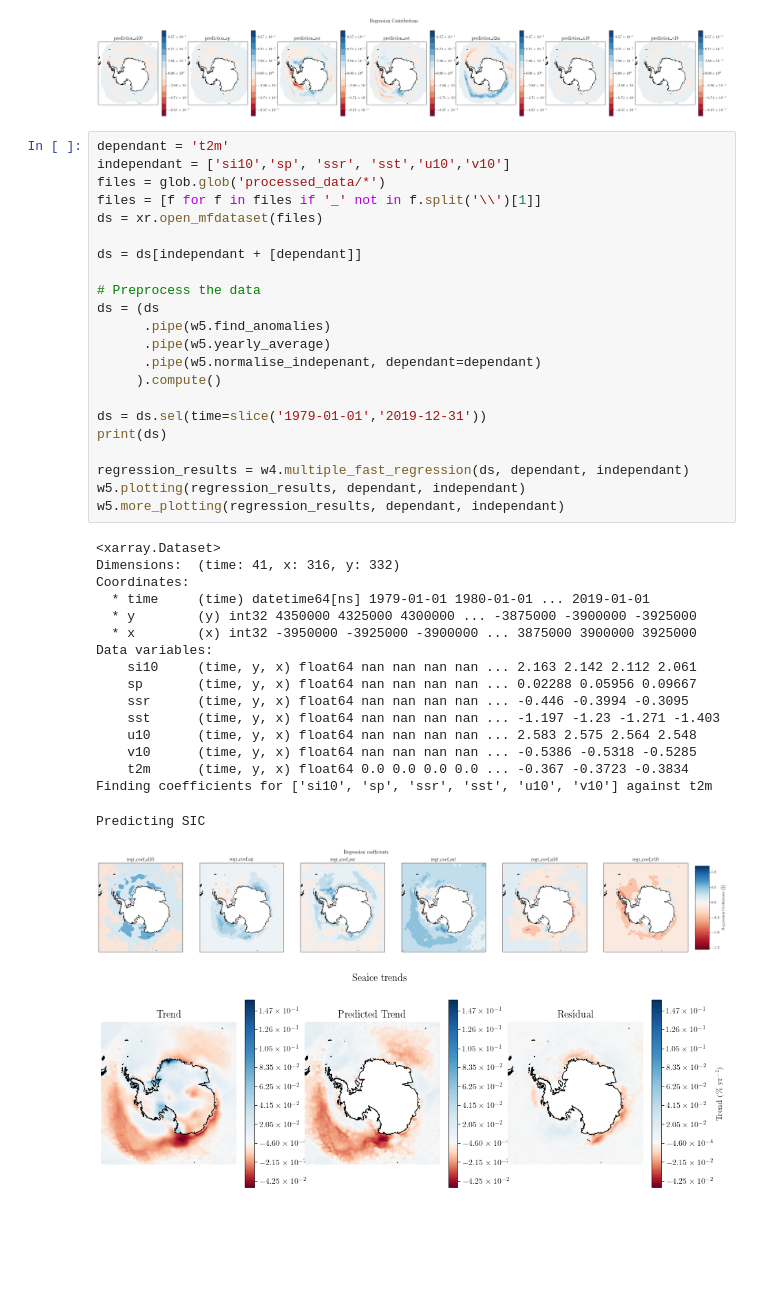
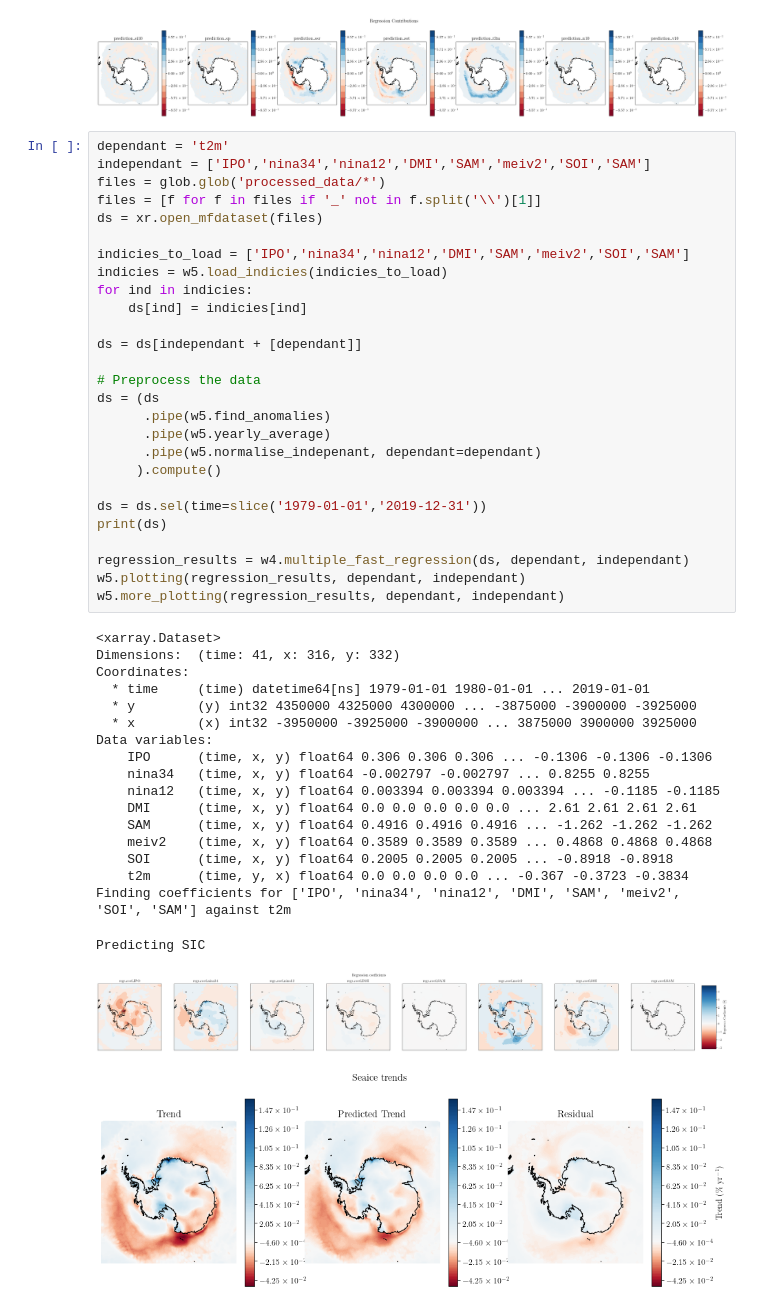
Before and after one commit to hjelleyman/Antarctica-M.2, a Jupyter notebook: 2 Regression Analysis.ipynb, the cells around one changed output. Cells and saved outputs as stored; diff of their text form; blank space fills up the shorter version.

```diff
--- a/2 Regression Analysis.ipynb
+++ b/2 Regression Analysis.ipynb
@@ -130,42 +152,48 @@ w5.more_plotting(regression_results, 'sic', x_surface)
 [figure]
 # %%
 dependant = 't2m'
-independant = ['si10','sp', 'ssr', 'sst','u10','v10']
+independant = ['IPO','nina34','nina12','DMI','SAM','meiv2','SOI','SAM']
 files = glob.glob('processed_data/*')
 files = [f for f in files if '_' not in f.split('\\')[1]]
 ds = xr.open_mfdataset(files)
+
+indicies_to_load = ['IPO','nina34','nina12','DMI','SAM','meiv2','SOI','SAM']
+indicies = w5.load_indicies(indicies_to_load)
+for ind in indicies:
+    ds[ind] = indicies[ind]
 
 ds = ds[independant + [dependant]]
 
 # Preprocess the data
 ds = (ds
       .pipe(w5.find_anomalies)
       .pipe(w5.yearly_average)
       .pipe(w5.normalise_indepenant, dependant=dependant)
      ).compute()
 
 ds = ds.sel(time=slice('1979-01-01','2019-12-31'))
 print(ds)
 
 regression_results = w4.multiple_fast_regression(ds, dependant, independant)
 w5.plotting(regression_results, dependant, independant)
 w5.more_plotting(regression_results, dependant, independant)
 # %% [output]
 <xarray.Dataset>
 Dimensions:  (time: 41, x: 316, y: 332)
 Coordinates:
   * time     (time) datetime64[ns] 1979-01-01 1980-01-01 ... 2019-01-01
   * y        (y) int32 4350000 4325000 4300000 ... -3875000 -3900000 -3925000
   * x        (x) int32 -3950000 -3925000 -3900000 ... 3875000 3900000 3925000
 Data variables:
-    si10     (time, y, x) float64 nan nan nan nan ... 2.163 2.142 2.112 2.061
-    sp       (time, y, x) float64 nan nan nan nan ... 0.02288 0.05956 0.09667
-    ssr      (time, y, x) float64 nan nan nan nan ... -0.446 -0.3994 -0.3095
-    sst      (time, y, x) float64 nan nan nan nan ... -1.197 -1.23 -1.271 -1.403
-    u10      (time, y, x) float64 nan nan nan nan ... 2.583 2.575 2.564 2.548
-    v10      (time, y, x) float64 nan nan nan nan ... -0.5386 -0.5318 -0.5285
+    IPO      (time, x, y) float64 0.306 0.306 0.306 ... -0.1306 -0.1306 -0.1306
+    nina34   (time, x, y) float64 -0.002797 -0.002797 ... 0.8255 0.8255
+    nina12   (time, x, y) float64 0.003394 0.003394 0.003394 ... -0.1185 -0.1185
+    DMI      (time, x, y) float64 0.0 0.0 0.0 0.0 0.0 ... 2.61 2.61 2.61 2.61
+    SAM      (time, x, y) float64 0.4916 0.4916 0.4916 ... -1.262 -1.262 -1.262
+    meiv2    (time, x, y) float64 0.3589 0.3589 0.3589 ... 0.4868 0.4868 0.4868
+    SOI      (time, x, y) float64 0.2005 0.2005 0.2005 ... -0.8918 -0.8918
     t2m      (time, y, x) float64 0.0 0.0 0.0 0.0 ... -0.367 -0.3723 -0.3834
-Finding coefficients for ['si10', 'sp', 'ssr', 'sst', 'u10', 'v10'] against t2m
+Finding coefficients for ['IPO', 'nina34', 'nina12', 'DMI', 'SAM', 'meiv2', 'SOI', 'SAM'] against t2m
 Predicting SIC
-[figure, old version]
+[figure, new version]
-[figure, old version]
+[figure, new version]
```
Also changed, not shown: parts of 16 cells of this notebook, 3 other files.
